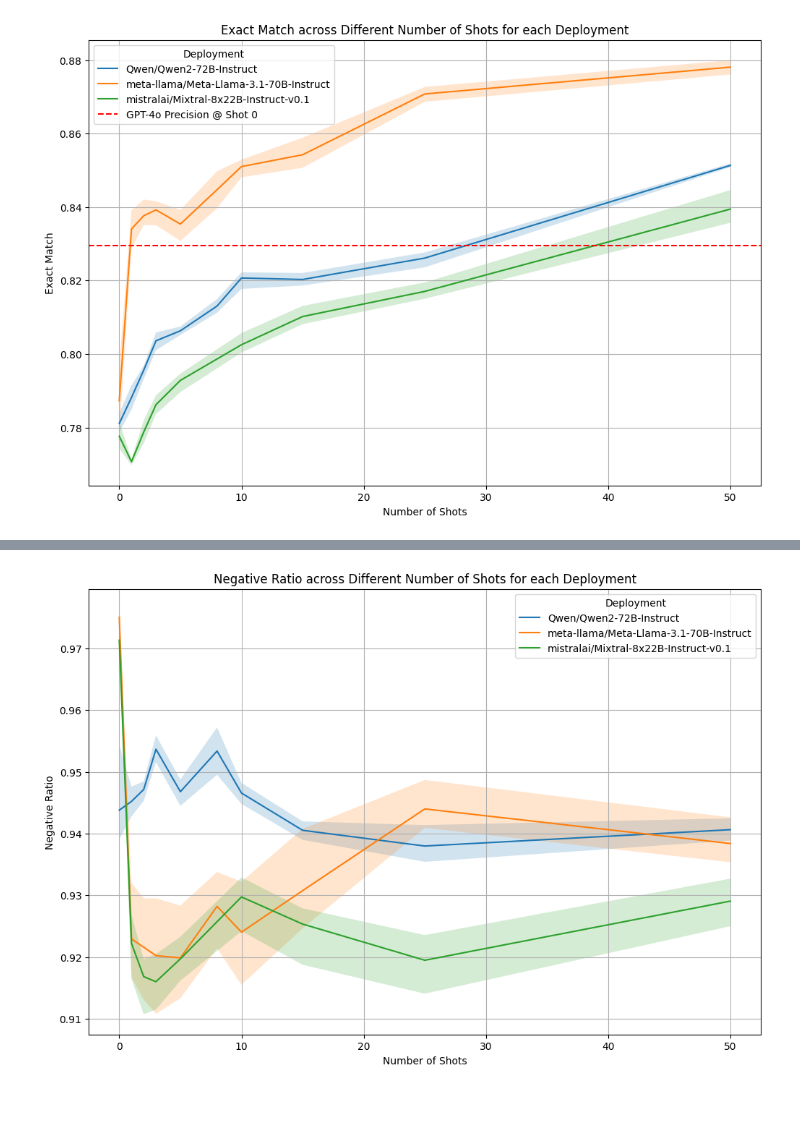
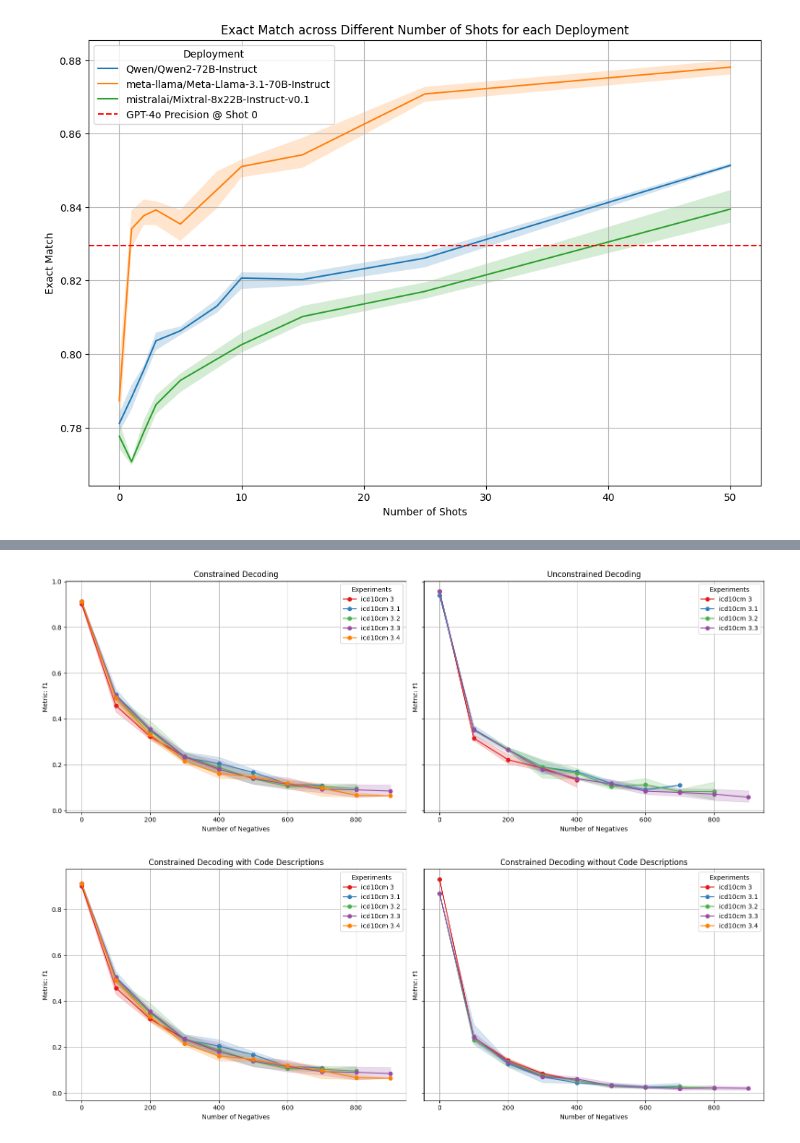
Before and after one commit to MotzWanted/codeseeker, a Jupyter notebook: reports/alignment_benchmark.ipynb, the cells around one changed output, grey strips where cells are left out. Saved outputs shown, nothing was run; the diff lists cells and outputs as text; code cells hidden in the pictures; blank space fills up the shorter version.

```diff
--- a/reports/alignment_benchmark.ipynb
+++ b/reports/alignment_benchmark.ipynb
@@ -285,19 +187,0 @@ plt.show()
-# %%
-# Aggregating the data to calculate mean, min, and max for precision/mean
-agg_df = df.groupby(['num_shots', 'deployment'])['negative_ratio/mean'].agg(['mean', 'min', 'max']).reset_index()
-
-# Plotting the line chart with shaded areas
-plt.figure(figsize=(12, 8))
-for prompt in agg_df['deployment'].unique():
-    subset = agg_df[agg_df['deployment'] == prompt]
-    plt.plot(subset['num_shots'], subset['mean'], label=prompt)
-    plt.fill_between(subset['num_shots'], subset['min'], subset['max'], alpha=0.2)
-
-plt.xlabel('Number of Shots')
-plt.ylabel('Negative Ratio')
-plt.title('Negative Ratio across Different Number of Shots for each Deployment')
-plt.legend(title='Deployment')
-plt.grid(True)
-plt.show()
-# %% [output]
-[figure, removed]
@@ -303,0 +216,52 @@ plt.show()
+# %%
+# Create subplots
+titles = ["Constrained Decoding", "Unconstrained Decoding"]
+
+path_to_dir = pathlib.Path("~/research/remote_data/constrained-code-description/380bbf28376f46f5db9b1b14bdf7bcce").expanduser()
+paths = [path_to_dir/f"mdace-diagnosis-{idx}/0shots" for idx in range(3, 8)]
+df1 = load_data_from_folders(paths, 'negatives')
+df1["f1"] = 2 * (df1["precision"] * df1["recall"]) / (df1["precision"] + df1["recall"])
+
+path_to_dir = pathlib.Path("~/research/remote_data/unconstrained-code-description/4f3f78891df3881eacb94d9fdd1e183f").expanduser()
+paths = [path_to_dir/f"mdace-diagnosis-{idx}/0shots" for idx in range(3, 7)]
+df2 = load_data_from_folders(paths, 'negatives')
+df2["f1"] = 2 * (df["precision"] * df2["recall"]) / (df2["precision"] + df2["recall"])
+
+dfs = [df1, df2]
+fig, axes = plt.subplots(1, len(dfs), figsize=(16, 6), sharey=True)
+
+# Plot each metric on a separate subplot
+for idx, (ax, df) in enumerate(zip(axes, dfs)):
+    plot_negatives_metrics(ax, df, "f1", titles[idx])
+
+# Adjust layout and show the plot
+plt.tight_layout()
+plt.show()
+# %% [output]
+[figure, added]
+# %%
+# Create subplots
+titles = ["Constrained Decoding with Code Descriptions", "Constrained Decoding without Code Descriptions"]
+
+path_to_dir = pathlib.Path("~/research/remote_data/constrained-code-description/380bbf28376f46f5db9b1b14bdf7bcce").expanduser()
+paths = [path_to_dir/f"mdace-diagnosis-{idx}/0shots" for idx in range(3, 8)]
+df1 = load_data_from_folders(paths, 'negatives')
+df1["f1"] = 2 * (df1["precision"] * df1["recall"]) / (df1["precision"] + df1["recall"])
+
+path_to_dir = pathlib.Path("~/research/remote_data/constrained-code-no-description/edf6625ce2ba58a39dcce00c8ec753dd").expanduser()
+paths = [path_to_dir/f"mdace-diagnosis-{idx}/0shots" for idx in range(3, 8)]
+df2 = load_data_from_folders(paths, 'negatives')
+df2["f1"] = 2 * (df["precision"] * df2["recall"]) / (df2["precision"] + df2["recall"])
+
+dfs = [df1, df2]
+fig, axes = plt.subplots(1, len(dfs), figsize=(16, 6), sharey=True)
+
+# Plot each metric on a separate subplot
+for idx, (ax, df) in enumerate(zip(axes, dfs)):
+    plot_negatives_metrics(ax, df, "f1", titles[idx])
+
+# Adjust layout and show the plot
+plt.tight_layout()
+plt.show()
+# %% [output]
+[figure, added]
```
Also changed, not shown: parts of 12 cells of this notebook, 2 other files.
